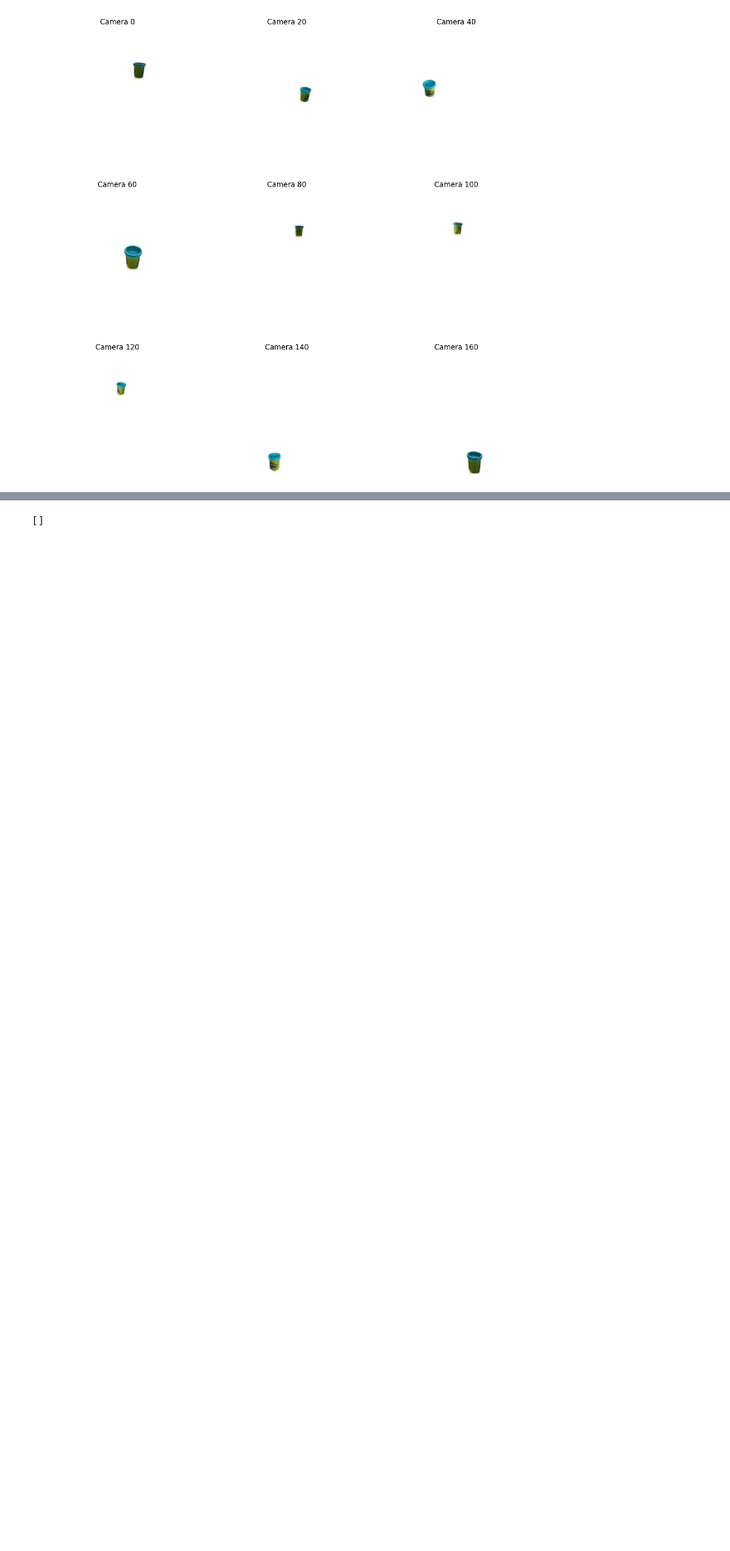
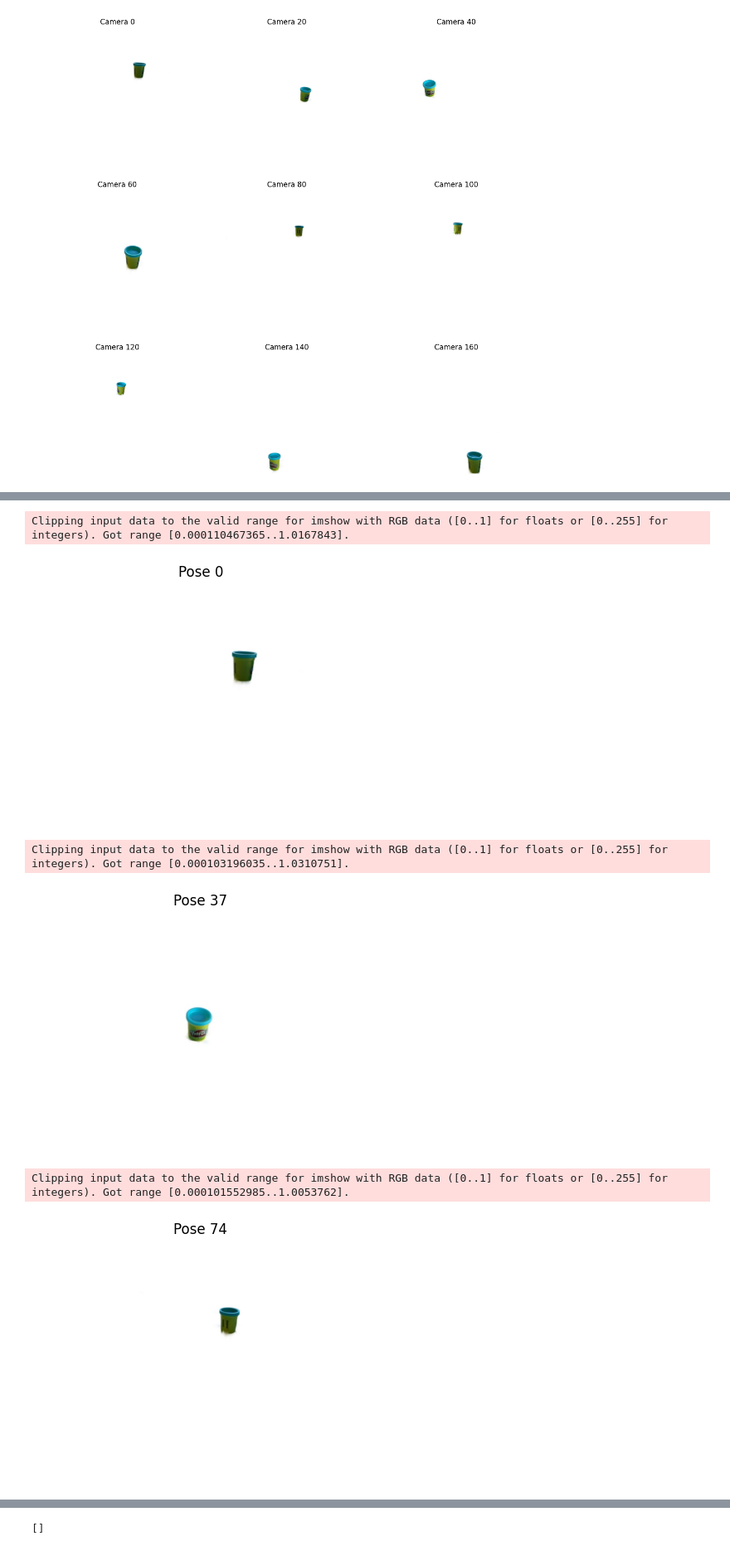
Before and after one commit to matt576/3dgs-diff, a Jupyter notebook: SegAnyGAussians/3dgs-diff.ipynb, the cells around one changed output, grey strips where cells are left out. Shown at 83% size. Cells and saved outputs as stored; diff of their text form; code cells hidden in the pictures; blank space fills up the shorter version.

```diff
--- a/SegAnyGAussians/3dgs-diff.ipynb
+++ b/SegAnyGAussians/3dgs-diff.ipynb
@@ -394,0 +447,24 @@ Clipping input data to the valid range for imshow with RGB data ([0..1] for floa
+# %%
+from copy import deepcopy
+
+bg_color = [1 for _ in range(FEATURE_DIM)]
+background = torch.tensor(bg_color, dtype=torch.float32, device="cuda")
+
+train_cameras = scene.getTrainCameras()
+
+step = len(train_cameras) // 8  # 8 views around the object
+for i in range(0, len(train_cameras), step):
+    cam = deepcopy(train_cameras[i])
+    rendered = render(cam, scene_gaussians, pipeline.extract(args), background)['render']
+    plt.figure(figsize=(5,5))
+    plt.imshow(rendered.permute(1, 2, 0).detach().cpu())
+    plt.title(f"Pose {i}")
+    plt.axis('off')
+    plt.show()
+# %% [output]
+Clipping input data to the valid range for imshow with RGB data ([0..1] for floats or [0..255] for integers). Got range [0.000110467365..1.0167843].
+[figure, added]
+Clipping input data to the valid range for imshow with RGB data ([0..1] for floats or [0..255] for integers). Got range [0.000103196035..1.0310751].
+[figure, added]
+Clipping input data to the valid range for imshow with RGB data ([0..1] for floats or [0..255] for integers). Got range [0.000101552985..1.0053762].
+[figure, added]
```
Also changed, not shown: parts of 17 cells of this notebook.
